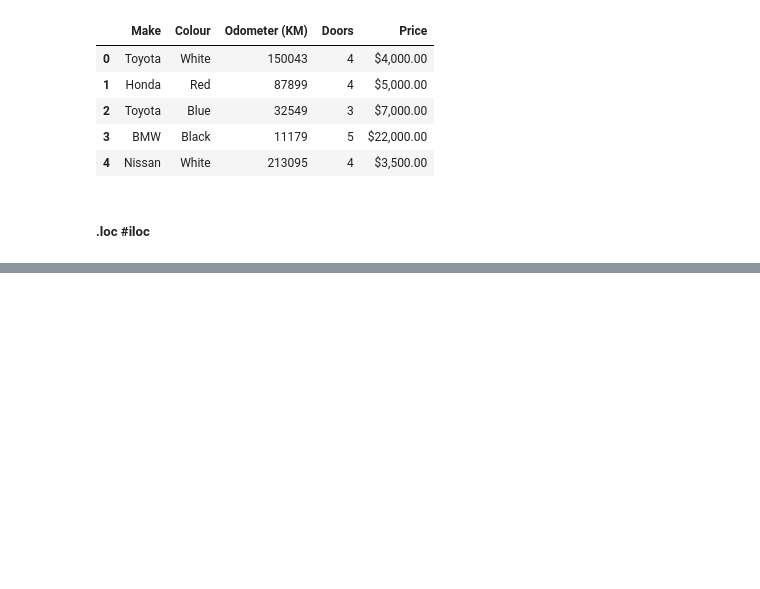
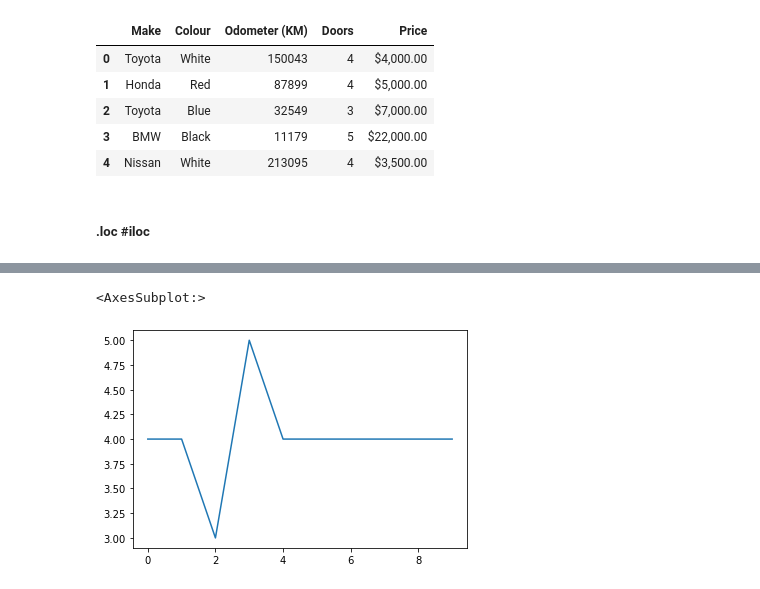
Before and after one commit to za77/data_science, a Jupyter notebook: Learn Pandas.ipynb, the cells around one changed output, grey strips where cells are left out. Cells and saved outputs as stored; diff of their text form; code cells hidden in the pictures; blank space fills up the shorter version.

```diff
--- a/Learn Pandas.ipynb
+++ b/Learn Pandas.ipynb
@@ -93,0 +186,5 @@ df.head()
+# %%
+df.Doors.plot()
+# %% [output]
+<AxesSubplot:>
+[figure, added]
```
Also changed, not shown: parts of 25 cells of this notebook, 10 other files.
